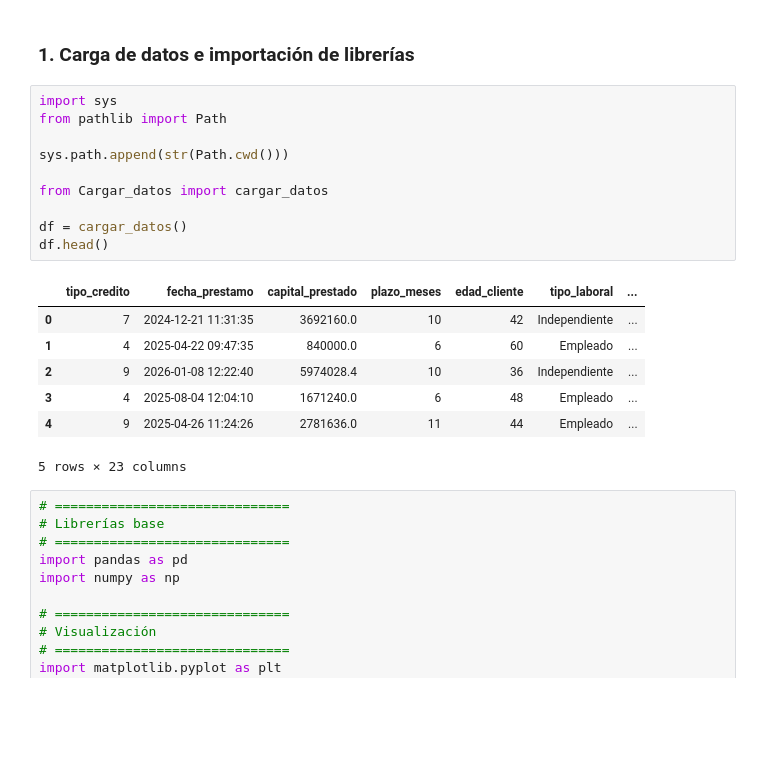
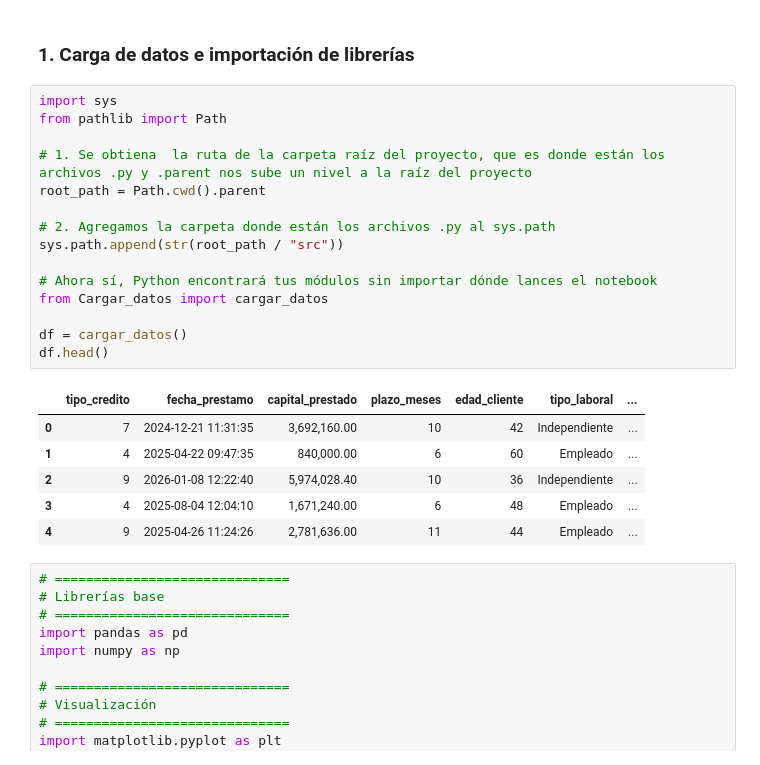
Before and after one commit to Lei541/riesgo_crediticio, a Jupyter notebook: src/comprension_EDA.ipynb, the cells around one changed output. Saved outputs shown, nothing was run; the diff lists cells and outputs as text; blank space fills up the shorter version.

```diff
--- a/src/comprension_EDA.ipynb
+++ b/src/comprension_EDA.ipynb
@@ -3,21 +3,25 @@
 # %%
 import sys
 from pathlib import Path
 
-sys.path.append(str(Path.cwd()))
+# 1. Se obtiena  la ruta de la carpeta raíz del proyecto, que es donde están los archivos .py y .parent nos sube un nivel a la raíz del proyecto
+root_path = Path.cwd().parent
 
+# 2. Agregamos la carpeta donde están los archivos .py al sys.path
+sys.path.append(str(root_path / "src"))
+
+# Ahora sí, Python encontrará tus módulos sin importar dónde lances el notebook
 from Cargar_datos import cargar_datos
 
 df = cargar_datos()
 df.head()
 # %% [output]
 |  | tipo_credito | fecha_prestamo | capital_prestado | plazo_meses | edad_cliente | tipo_laboral | ... |
-| 0 | 7 | 2024-12-21 11:31:35 | 3692160.0 | 10 | 42 | Independiente | ... |
-| 1 | 4 | 2025-04-22 09:47:35 | 840000.0 | 6 | 60 | Empleado | ... |
-| 2 | 9 | 2026-01-08 12:22:40 | 5974028.4 | 10 | 36 | Independiente | ... |
-| 3 | 4 | 2025-08-04 12:04:10 | 1671240.0 | 6 | 48 | Empleado | ... |
-| 4 | 9 | 2025-04-26 11:24:26 | 2781636.0 | 11 | 44 | Empleado | ... |
+| 0 | 7 | 2024-12-21 11:31:35 | 3,692,160.00 | 10 | 42 | Independiente | ... |
+| 1 | 4 | 2025-04-22 09:47:35 | 840,000.00 | 6 | 60 | Empleado | ... |
+| 2 | 9 | 2026-01-08 12:22:40 | 5,974,028.40 | 10 | 36 | Independiente | ... |
+| 3 | 4 | 2025-08-04 12:04:10 | 1,671,240.00 | 6 | 48 | Empleado | ... |
+| 4 | 9 | 2025-04-26 11:24:26 | 2,781,636.00 | 11 | 44 | Empleado | ... |
-5 rows × 23 columns
 # %%
 # ==============================
 # Librerías base
```
Also changed, not shown: parts of 6 cells of this notebook, 12 other files.
